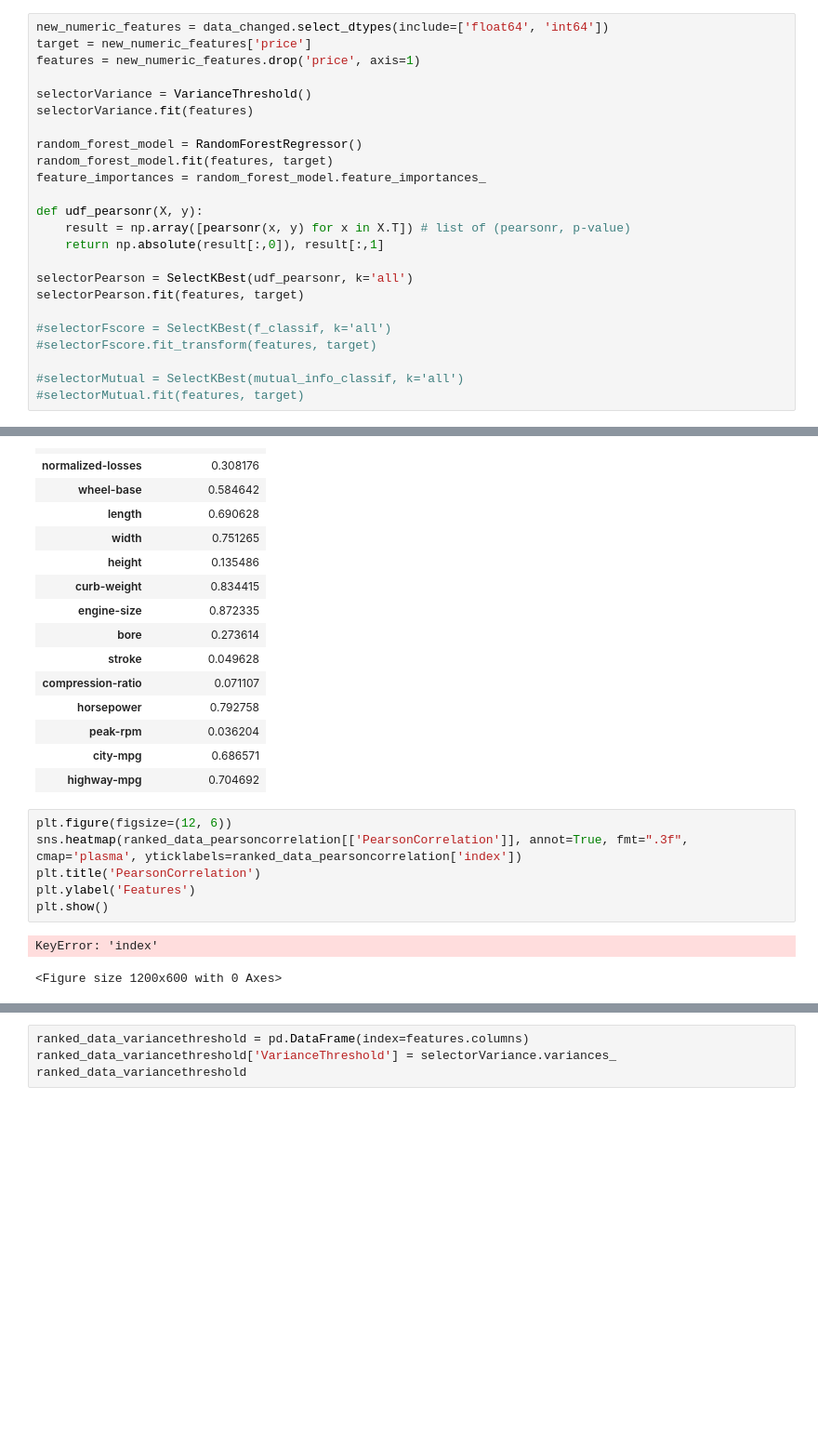
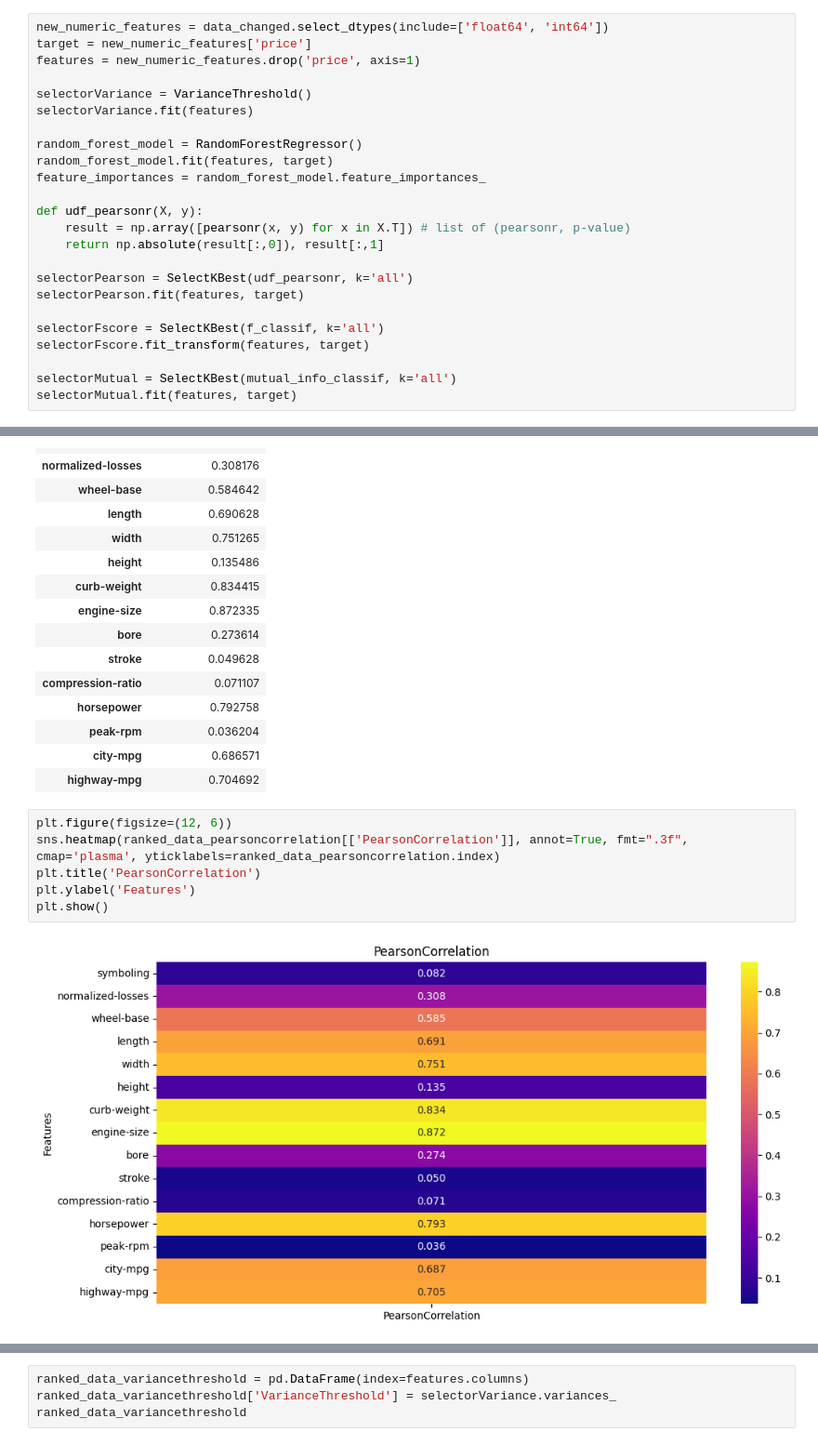
Before and after one commit to kompapasha/DataSciense, a Jupyter notebook: Lab3/MainbookLab3.ipynb, the cells around one changed output, grey strips where cells are left out. Shown at 93% size. Saved outputs shown, nothing was run; the diff lists cells and outputs as text; blank space fills up the shorter version.

```diff
--- a/Lab3/MainbookLab3.ipynb
+++ b/Lab3/MainbookLab3.ipynb
@@ -271,9 +271,9 @@ def udf_pearsonr(X, y):
 selectorPearson = SelectKBest(udf_pearsonr, k='all')
 selectorPearson.fit(features, target)
 
-#selectorFscore = SelectKBest(f_classif, k='all')
-#selectorFscore.fit_transform(features, target)
+selectorFscore = SelectKBest(f_classif, k='all')
+selectorFscore.fit_transform(features, target)
 
-#selectorMutual = SelectKBest(mutual_info_classif, k='all')
-#selectorMutual.fit(features, target)
+selectorMutual = SelectKBest(mutual_info_classif, k='all')
+selectorMutual.fit(features, target)
 # %% [output]
@@ -301,13 +302,12 @@ ranked_data_pearsoncorrelation
 | highway-mpg | 0.704692 |
 # %%
 plt.figure(figsize=(12, 6))
-sns.heatmap(ranked_data_pearsoncorrelation[['PearsonCorrelation']], annot=True, fmt=".3f", cmap='plasma', yticklabels=ranked_data_pearsoncorrelation['index'])
+sns.heatmap(ranked_data_pearsoncorrelation[['PearsonCorrelation']], annot=True, fmt=".3f", cmap='plasma', yticklabels=ranked_data_pearsoncorrelation.index)
 plt.title('PearsonCorrelation')
 plt.ylabel('Features')
 plt.show()
 # %% [output]
-KeyError: 'index'
-<Figure size 1200x600 with 0 Axes>
+[figure, added]
 # %%
 ranked_data_randomforest = random_forest_model.feature_importances_
 randomforest_data = pd.DataFrame({'Features': features.columns, 'Importance': ranked_data_randomforest})
```
Also changed, not shown: parts of 7 cells of this notebook.
